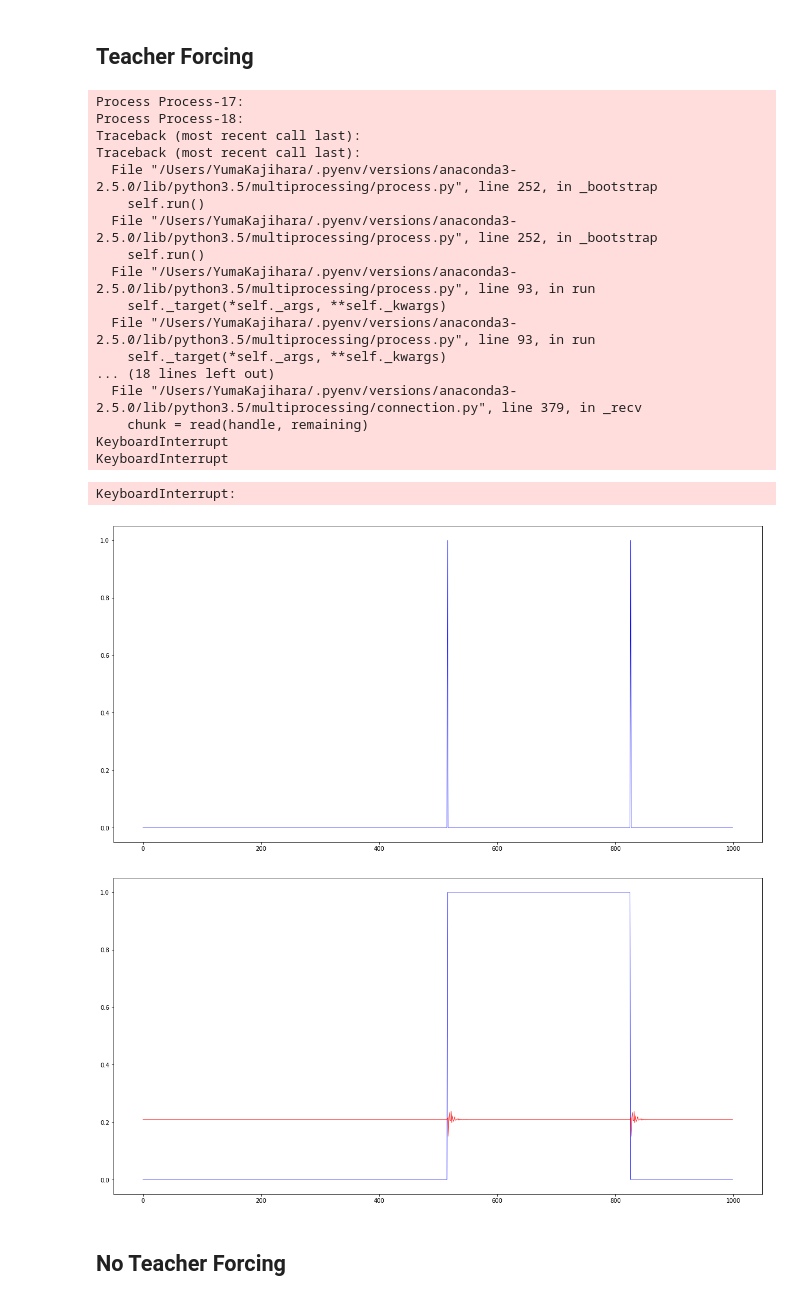
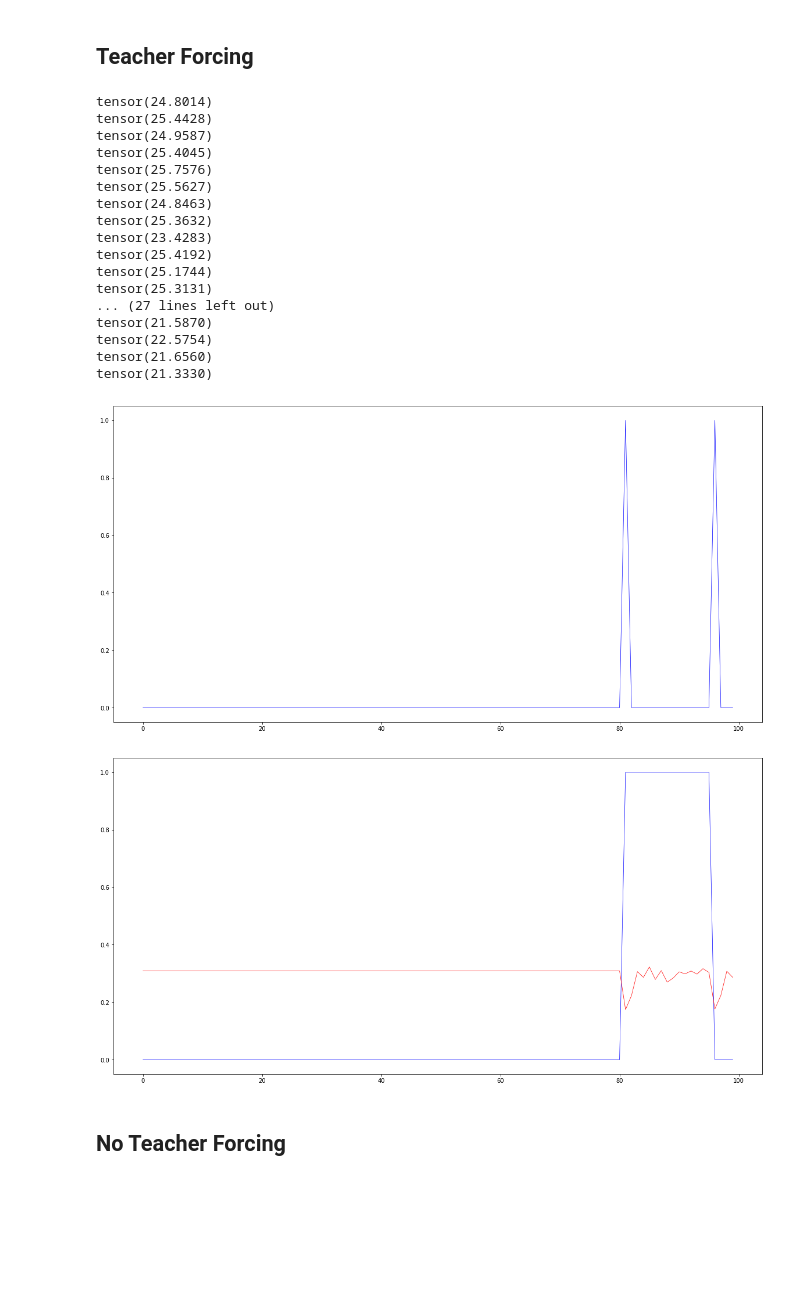
Before and after one commit to Kajiyu/reservior, a Jupyter notebook: Ex1_switch-attractor.ipynb, the cells around one changed output. Cells and saved outputs as stored; diff of their text form; code cells hidden in the pictures; blank space fills up the shorter version.

```diff
--- a/Ex1_switch-attractor.ipynb
+++ b/Ex1_switch-attractor.ipynb
@@ -12,16 +13,16 @@ import matplotlib.pyplot as plt
 %matplotlib inline
 # %%
 # Dataset params
-train_sample_length = 10000
-test_sample_length = 1000
-n_train_samples = 100
+train_sample_length = 100
+test_sample_length = 100
+n_train_samples = 1000
 n_test_samples = 10
 batch_size = 1
 spectral_radius = 0.9
 leaky_rate = 1.0
 input_dim = 1
 n_hidden = 100
-w_sparsity=0.1
+w_sparsity=0.01
 
 # Manual seed
 np.random.seed(2)
@@ -71,47 +72,47 @@ for data in trainloader:
     # plt.show()
     outputs = model(inputs, targets)
 
-    loss = mse_loss((outputs), targets)
+    loss = mse_loss(F.sigmoid(outputs), targets)
     loss.backward()
     optimizer.step()
 
-#     print(loss.data[0])
+    print(loss.data[0])
 # %% [output]
-Process Process-17:
-Process Process-18:
-Traceback (most recent call last):
-Traceback (most recent call last):
-  File "/Users/YumaKajihara/.pyenv/versions/anaconda3-2.5.0/lib/python3.5/multiprocessing/process.py", line 252, in _bootstrap
-    self.run()
-  File "/Users/YumaKajihara/.pyenv/versions/anaconda3-2.5.0/lib/python3.5/multiprocessing/process.py", line 252, in _bootstrap
-    self.run()
-  File "/Users/YumaKajihara/.pyenv/versions/anaconda3-2.5.0/lib/python3.5/multiprocessing/process.py", line 93, in run
-    self._target(*self._args, **self._kwargs)
-  File "/Users/YumaKajihara/.pyenv/versions/anaconda3-2.5.0/lib/python3.5/multiprocessing/process.py", line 93, in run
-    self._target(*self._args, **self._kwargs)
-... (18 lines left out)
-  File "/Users/YumaKajihara/.pyenv/versions/anaconda3-2.5.0/lib/python3.5/multiprocessing/connection.py", line 379, in _recv
-    chunk = read(handle, remaining)
-KeyboardInterrupt
-KeyboardInterrupt
+tensor(24.8014)
+tensor(25.4428)
+tensor(24.9587)
+tensor(25.4045)
+tensor(25.7576)
+tensor(25.5627)
+tensor(24.8463)
+tensor(25.3632)
+tensor(23.4283)
+tensor(25.4192)
+tensor(25.1744)
+tensor(25.3131)
+... (27 lines left out)
+tensor(21.5870)
+tensor(22.5754)
+tensor(21.6560)
+tensor(21.3330)
-KeyboardInterrupt:
 # %%
 for data in testloader:
     # Test MSE
     test_u, test_y = data
     test_u, test_y = Variable(test_u), Variable(test_y)
     y_predicted = model(test_u)
+    y_predicted = F.sigmoid(y_predicted)
     plt.figure(figsize=(20, 10))
     plt.plot(test_u.data[0].numpy(), c='b', linewidth=0.7)
     plt.show()
     plt.figure(figsize=(20, 10))
     plt.plot(test_y.data[0].numpy(), c='b', linewidth=0.7)
     plt.plot(y_predicted.data[0, :, 0].numpy(), c='r', linewidth=0.7)
     plt.show()
     break
 # %% [output]
-[figure, old version]
+[figure, new version]
-[figure, old version]
+[figure, new version]
 # %% [markdown]
 ## No Teacher Forcing
 # %%
```
Also changed, not shown: parts of 1 cell of this notebook, 9 other files.
